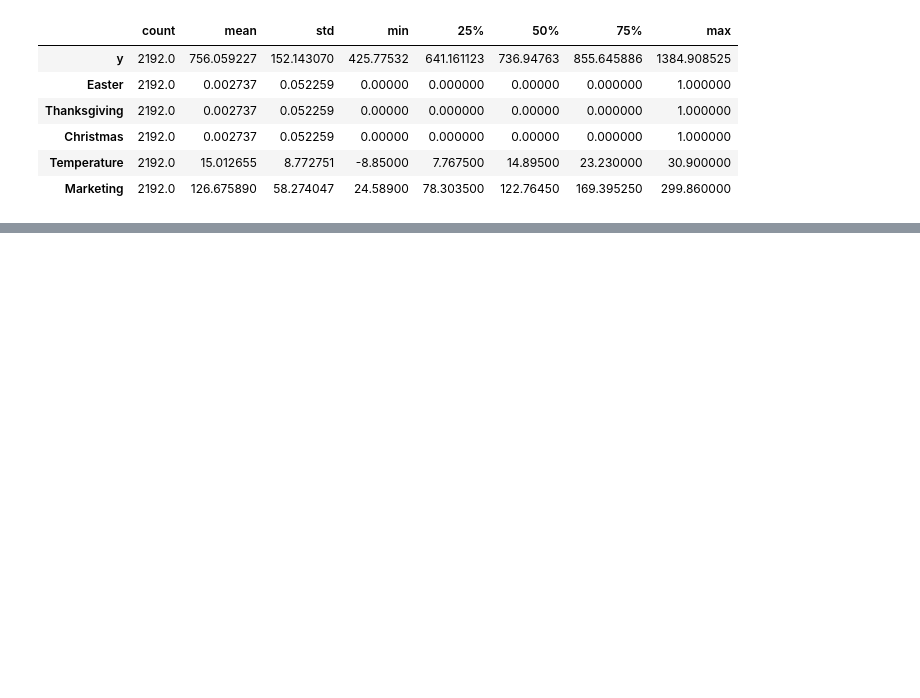
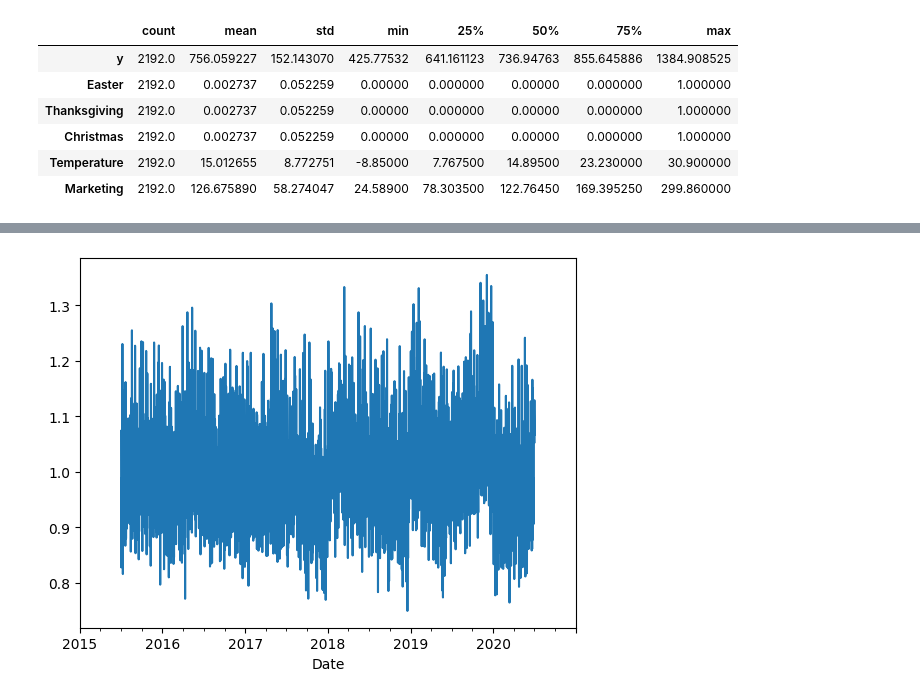
Before and after one commit to jeremysb1/forecasting, a Jupyter notebook: eda_template.ipynb, the cells around one changed output, grey strips where cells are left out. Cells and saved outputs as stored; diff of their text form; code cells hidden in the pictures; blank space fills up the shorter version.

```diff
--- a/eda_template.ipynb
+++ b/eda_template.ipynb
@@ -50,0 +63,5 @@ df.describe().transpose()
+# %%
+#plotting
+decomposition.resid.plot();
+# %% [output]
+[figure, added]
```
Also changed, not shown: parts of 5 cells of this notebook.
